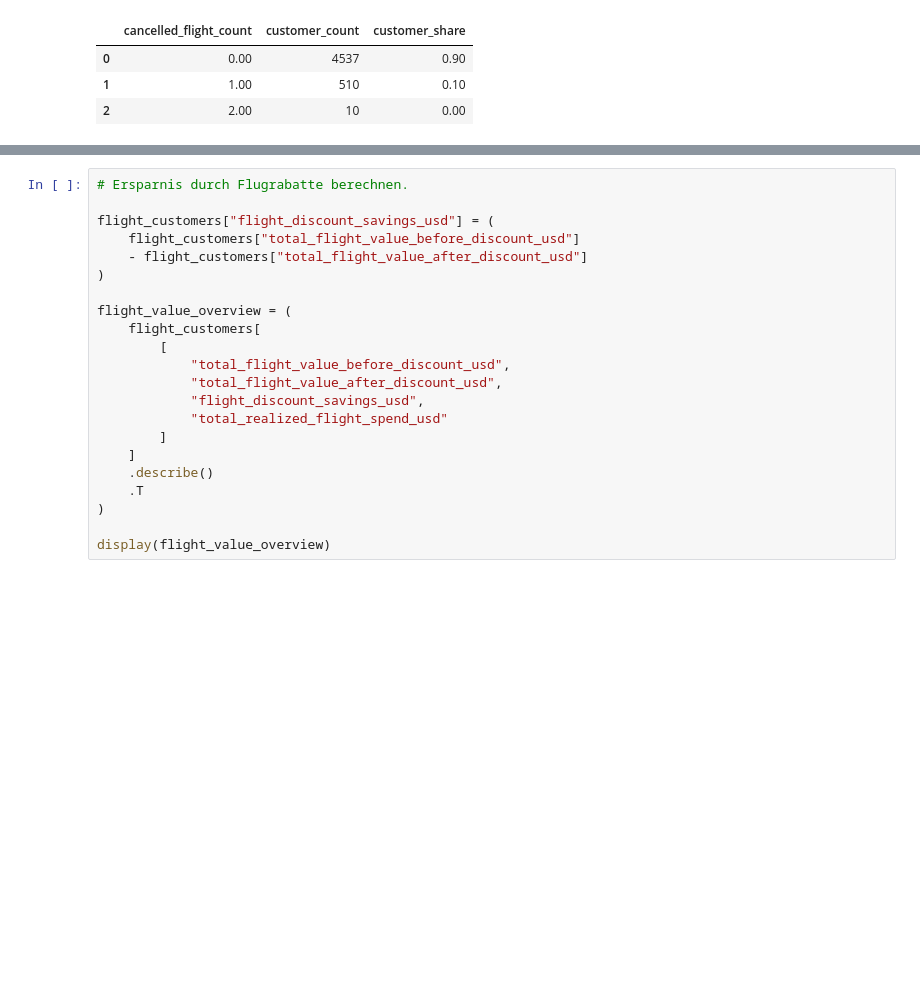
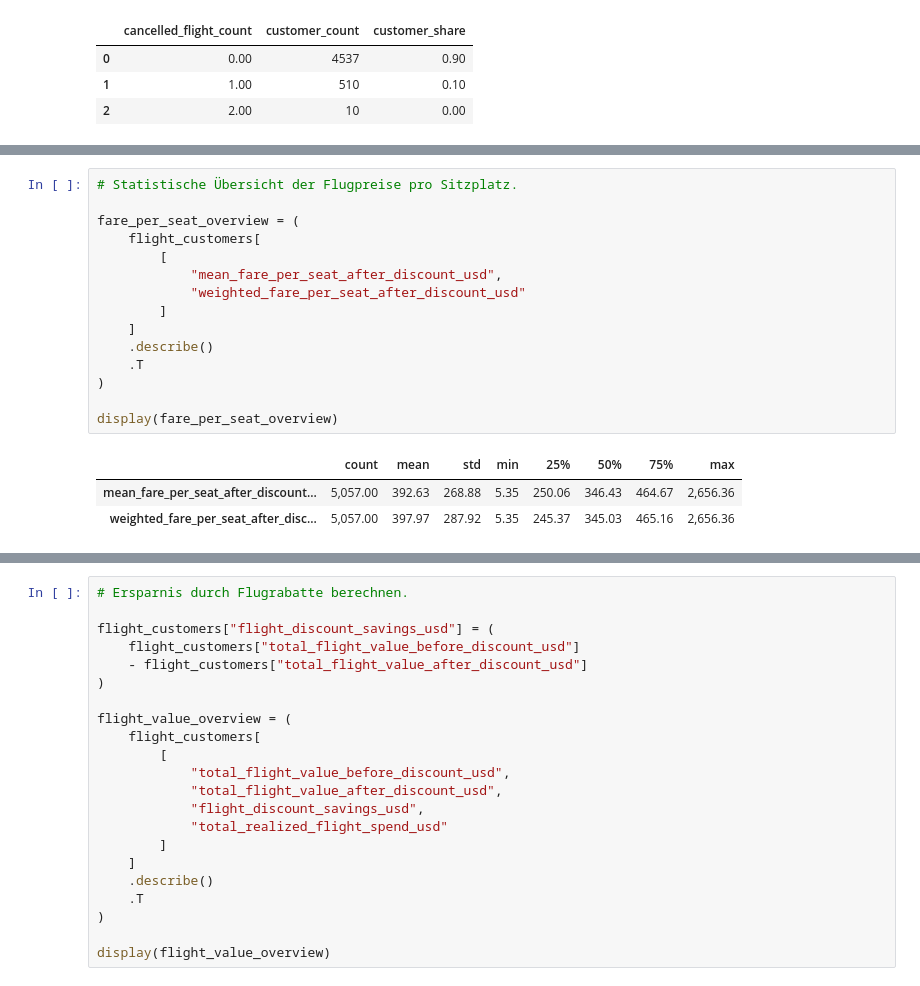
Before and after one commit to norawinkler/traveltide-customer-segmentation, a Jupyter notebook: notebooks/02_exploratory_data_analysis.ipynb, the cells around one changed output, grey strips where cells are left out. Cells and saved outputs as stored; diff of their text form; blank space fills up the shorter version.

```diff
--- a/notebooks/02_exploratory_data_analysis.ipynb
+++ b/notebooks/02_exploratory_data_analysis.ipynb
@@ -1156,0 +1186,19 @@ display(cancelled_flight_distribution)
+# %%
+# Statistische Übersicht der Flugpreise pro Sitzplatz.
+
+fare_per_seat_overview = (
+    flight_customers[
+        [
+            "mean_fare_per_seat_after_discount_usd",
+            "weighted_fare_per_seat_after_discount_usd"
+        ]
+    ]
+    .describe()
+    .T
+)
+
+display(fare_per_seat_overview)
+# %% [output]
+|  | count | mean | std | min | 25% | 50% | 75% | max |
+| mean_fare_per_seat_after_discount... | 5,057.00 | 392.63 | 268.88 | 5.35 | 250.06 | 346.43 | 464.67 | 2,656.36 |
+| weighted_fare_per_seat_after_disc... | 5,057.00 | 397.97 | 287.92 | 5.35 | 245.37 | 345.03 | 465.16 | 2,656.36 |
```
Also changed, not shown: parts of 8 cells of this notebook, 11 other files.
